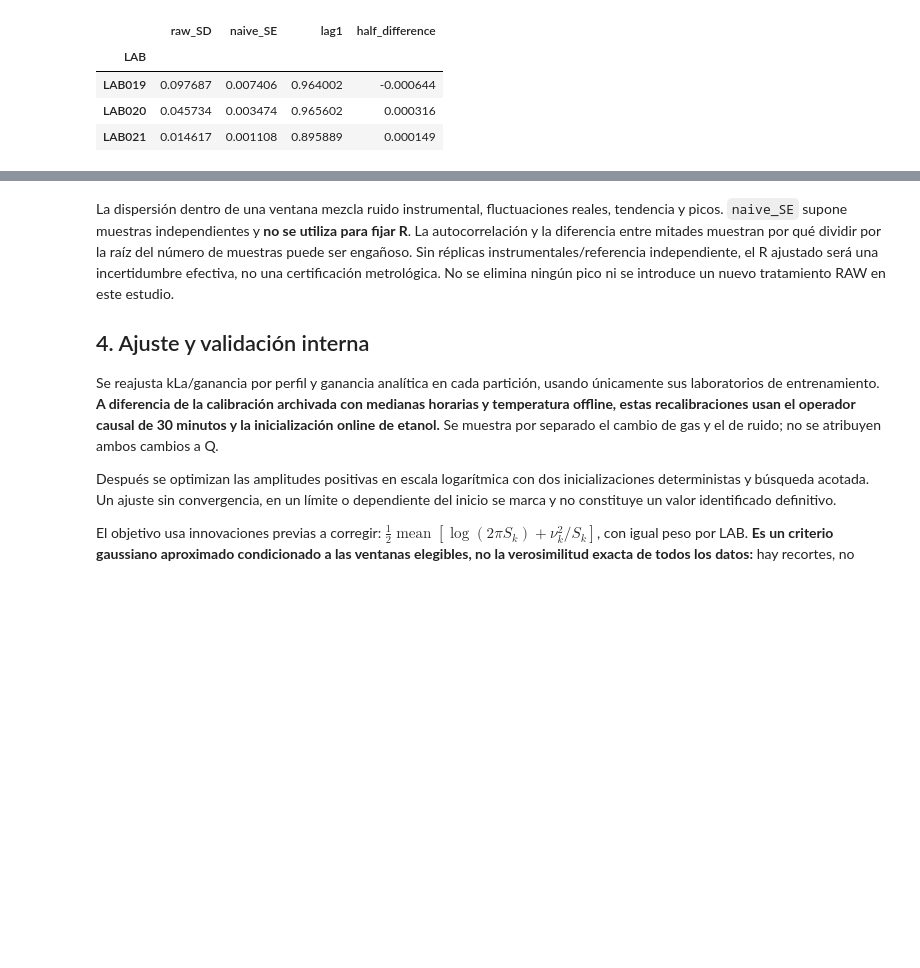
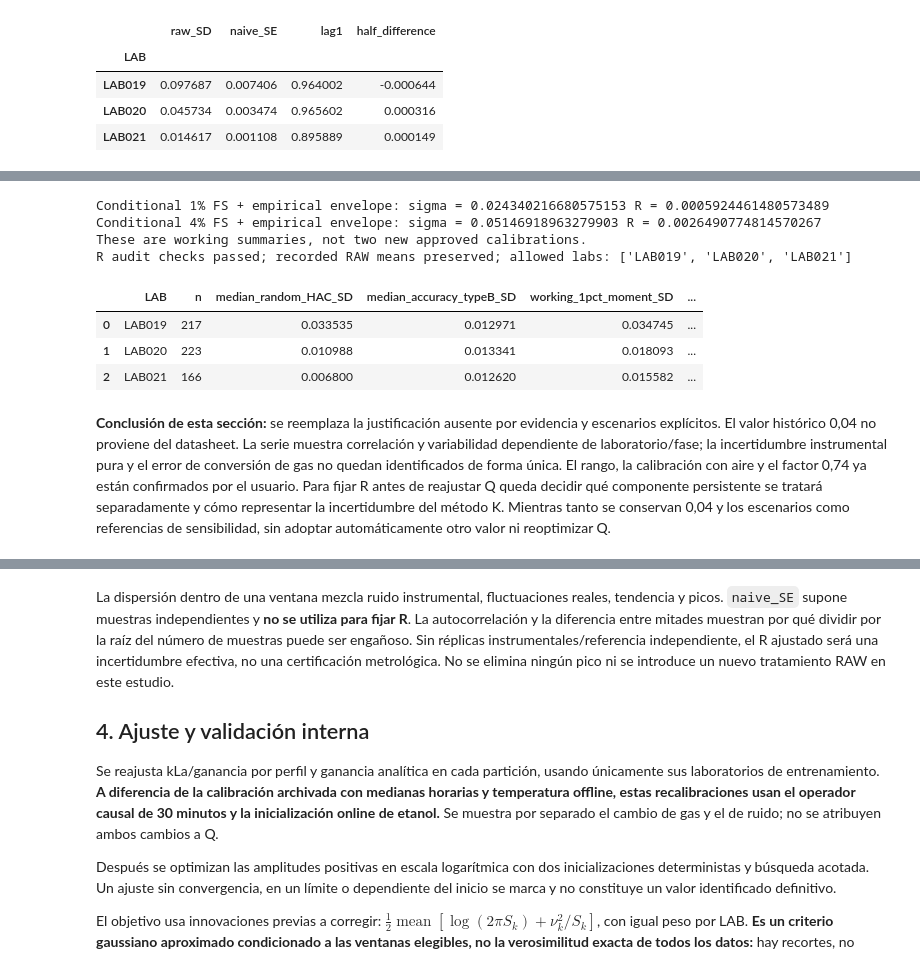
Before and after one commit to crodv/wine-fermentation, a Jupyter notebook: notebooks/EKF/kalman_analysis/01_gf_variable_solubility_noise_analysis.executed.ipynb, the cells around one changed output, grey strips where cells are left out. Cells and saved outputs as stored; diff of their text form; code cells hidden in the pictures; blank space fills up the shorter version.

Commit message:
analisis de valor de R para EKF

```diff
--- a/notebooks/EKF/kalman_analysis/01_gf_variable_solubility_noise_analysis.executed.ipynb
+++ b/notebooks/EKF/kalman_analysis/01_gf_variable_solubility_noise_analysis.executed.ipynb
@@ -182,0 +276,37 @@ Bounds are exploratory search constraints, not experimentally determined uncerta
+# %%
+R_TABLE=[]
+for lab in core.LABS:
+    g=R_WINDOWS.loc[R_WINDOWS.LAB.eq(lab)&R_WINDOWS.assimilate]
+    R_TABLE.append(dict(LAB=lab,n=len(g),median_random_HAC_SD=g.linear_HAC_SE_120s.median(),
+        median_accuracy_typeB_SD=g.accuracy_rectangular_u.median(),
+        working_1pct_moment_SD=float(np.sqrt(g.R_working_1pct_persistent.mean())),
+        working_4pctFS_moment_SD=float(np.sqrt(g.R_working_4pct_FS_persistent.mean())),
+        fraction_HAC_above_original=float(g.linear_HAC_SE_120s.gt(.04).mean()),
+        zero_clip_fraction_median=g.zero_fraction.median(),lag1_median=g.lag1.median()))
+R_TABLE=pd.DataFrame(R_TABLE);display(R_TABLE)
+R_TABLE.to_csv(OUT/'R_laboratory_comparison.csv',index=False)
+# Equal LAB weighting, rather than weighting laboratories by their record counts.
+R_WORKING_1PCT=float(np.mean(R_TABLE.working_1pct_moment_SD**2))
+R_WORKING_4PCT_FS=float(np.mean(R_TABLE.working_4pctFS_moment_SD**2))
+print('Conditional 1% FS + empirical envelope: sigma =',np.sqrt(R_WORKING_1PCT),'R =',R_WORKING_1PCT)
+print('Conditional 4% FS + empirical envelope: sigma =',np.sqrt(R_WORKING_4PCT_FS),'R =',R_WORKING_4PCT_FS)
+print('These are working summaries, not two new approved calibrations.')
+display(Markdown('**Conclusión de esta sección:** se reemplaza la justificación ausente por evidencia y escenarios explícitos. El valor histórico 0,04 no proviene del datasheet. La serie muestra correlación y variabilidad dependiente de laboratorio/fase; la incertidumbre instrumental pura y el error de conversión de gas no quedan identificados de forma única. El rango, la calibración con aire y el factor 0,74 ya están confirmados por el usuario. Para fijar R antes de reajustar Q queda decidir qué componente persistente se tratará separadamente y cómo representar la incertidumbre del método K. Mientras tanto se conservan 0,04 y los escenarios como referencias de sensibilidad, sin adoptar automáticamente otro valor ni reoptimizar Q.'))
+# Independent checks of the variance calculation and unit propagation.
+probe=np.array([1.,2.,4.,3.,8.]);assert abs(ra.mean_variance_hac(probe,0)-np.var(probe)/len(probe))<1e-12
+assert ra.mean_variance_hac(np.ones(100),20)==0
+for bandwidth in [0,1,2,4]:
+    assert ra.mean_variance_hac(probe,bandwidth)>=0
+    assert np.isclose(ra.mean_variance_hac(3*probe,bandwidth),9*ra.mean_variance_hac(probe,bandwidth))
+assert np.isclose(R_TYPEB.loc[R_TYPEB.volume_L.eq(2.),'one_pct_rectangular_u'].iloc[0],ra.FACTOR/2*.5/np.sqrt(3))
+print('R audit checks passed; recorded RAW means preserved; allowed labs:',list(core.LABS))
+# %% [output]
+Conditional 1% FS + empirical envelope: sigma = 0.024340216680575153 R = 0.0005924461480573489
+Conditional 4% FS + empirical envelope: sigma = 0.05146918963279903 R = 0.0026490774814570267
+These are working summaries, not two new approved calibrations.
+R audit checks passed; recorded RAW means preserved; allowed labs: ['LAB019', 'LAB020', 'LAB021']
+|  | LAB | n | median_random_HAC_SD | median_accuracy_typeB_SD | working_1pct_moment_SD | ... |
+| 0 | LAB019 | 217 | 0.033535 | 0.012971 | 0.034745 | ... |
+| 1 | LAB020 | 223 | 0.010988 | 0.013341 | 0.018093 | ... |
+| 2 | LAB021 | 166 | 0.006800 | 0.012620 | 0.015582 | ... |
+**Conclusión de esta sección:** se reemplaza la justificación ausente por evidencia y escenarios explícitos. El valor histórico 0,04 no proviene del datasheet. La serie muestra correlación y variabilidad dependiente de laboratorio/fase; la incertidumbre instrumental pura y el error de conversión de gas no quedan identificados de forma única. El rango, la calibración con aire y el factor 0,74 ya están confirmados por el usuario. Para fijar R antes de reajustar Q queda decidir qué componente persistente se tratará separadamente y cómo representar la incertidumbre del método K. Mientras tanto se conservan 0,04 y los escenarios como referencias de sensibilidad, sin adoptar automáticamente otro valor ni reoptimizar Q.
```
Also changed, not shown: parts of 5 cells of this notebook, 13 other files.
